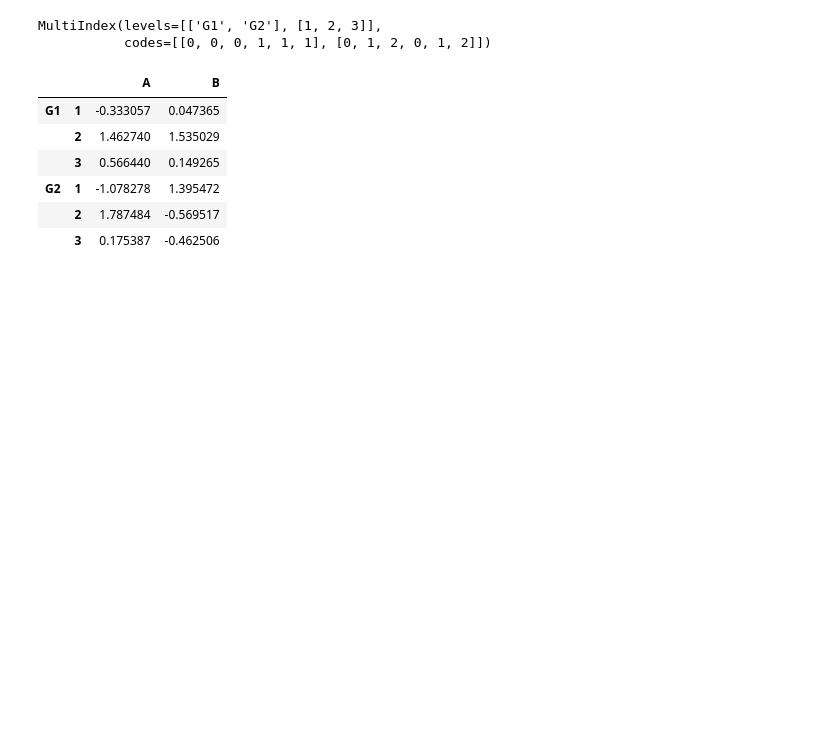
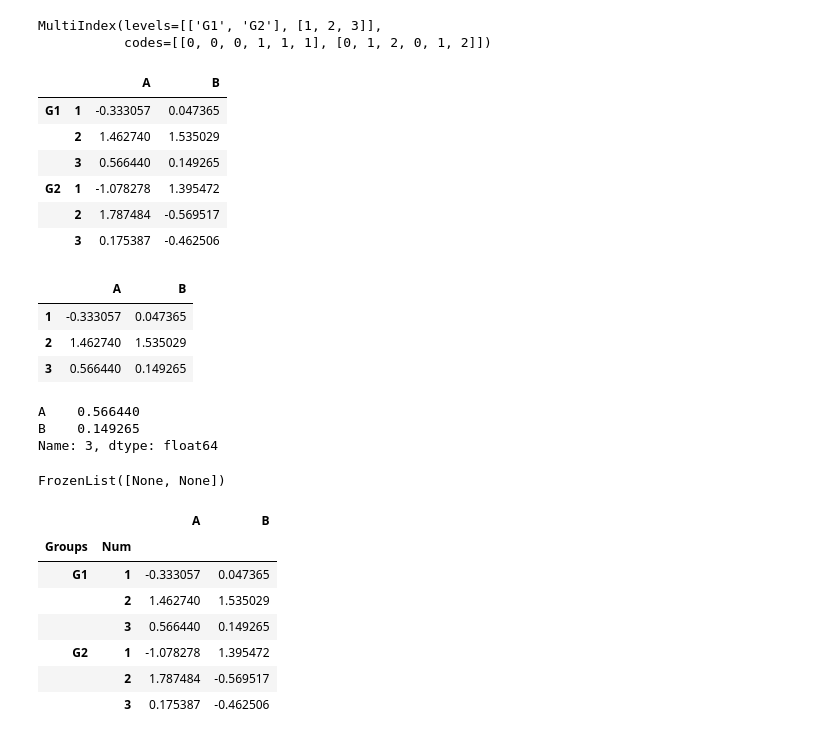
Before and after one commit to KamrulSh/Data-Science-Practice, a Jupyter notebook: DS2_pandas.ipynb, the cells around one changed output. Drawn from its saved outputs; the diff is of its cells as text; code cells hidden in the pictures; blank space fills up the shorter version.

```diff
--- a/DS2_pandas.ipynb
+++ b/DS2_pandas.ipynb
@@ -304,3 +304,32 @@ df1
 | G2 | 1 | -1.078278 | 1.395472 |
 |  | 2 | 1.787484 | -0.569517 |
 |  | 3 | 0.175387 | -0.462506 |
+# %%
+df1.loc['G1']
+# %% [output]
+|  | A | B |
+| 1 | -0.333057 | 0.047365 |
+| 2 | 1.462740 | 1.535029 |
+| 3 | 0.566440 | 0.149265 |
+# %%
+df1.loc['G1'].loc[3]
+# %% [output]
+A    0.566440
+B    0.149265
+Name: 3, dtype: float64
+# %%
+df1.index.names
+# %% [output]
+FrozenList([None, None])
+# %%
+df1.index.names = ['Groups','Num']
+df1
+# %% [output]
+|  |  | A | B |
+| Groups | Num |  |  |
+| G1 | 1 | -0.333057 | 0.047365 |
+|  | 2 | 1.462740 | 1.535029 |
+|  | 3 | 0.566440 | 0.149265 |
+| G2 | 1 | -1.078278 | 1.395472 |
+|  | 2 | 1.787484 | -0.569517 |
+|  | 3 | 0.175387 | -0.462506 |
```
Also changed, not shown: parts of 25 cells of this notebook.
